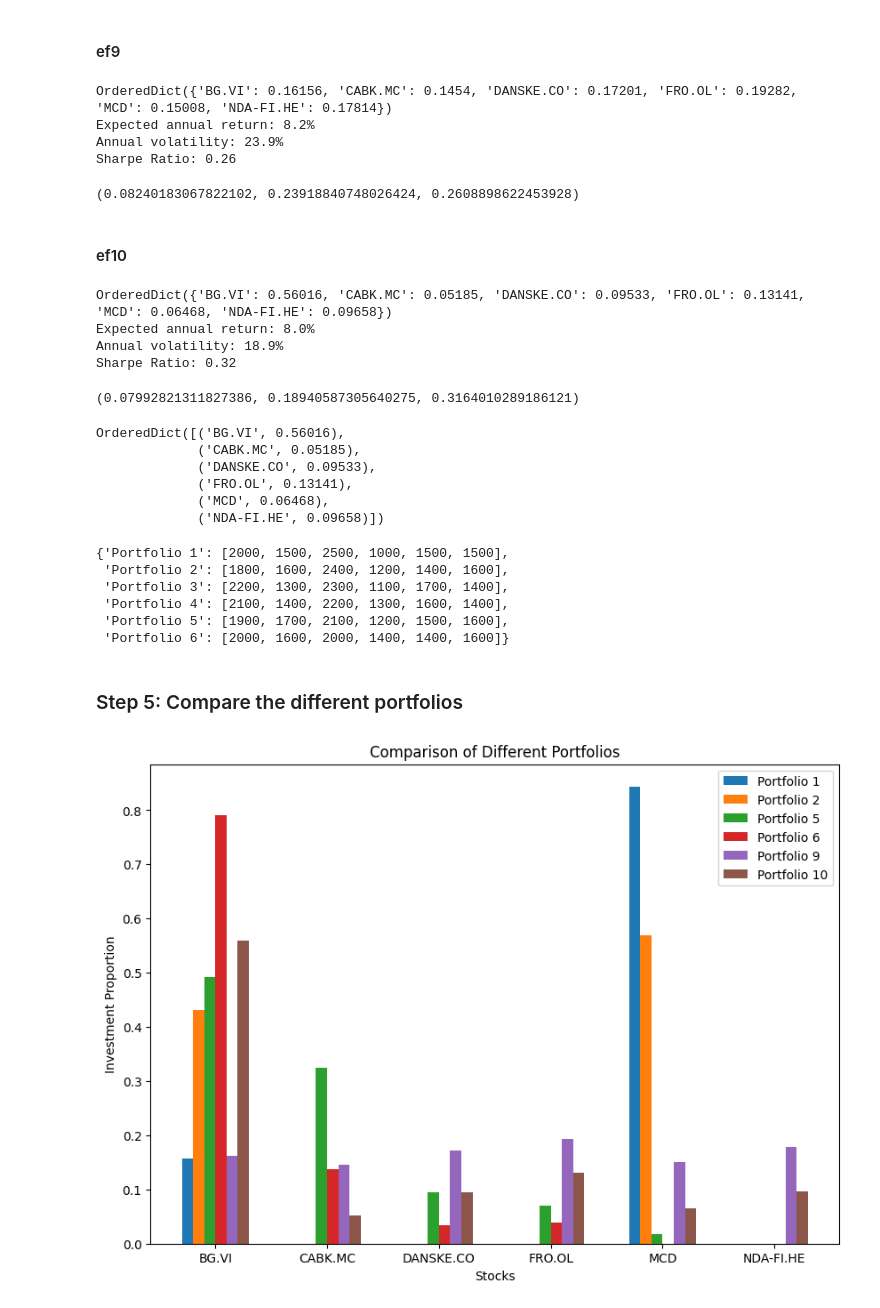
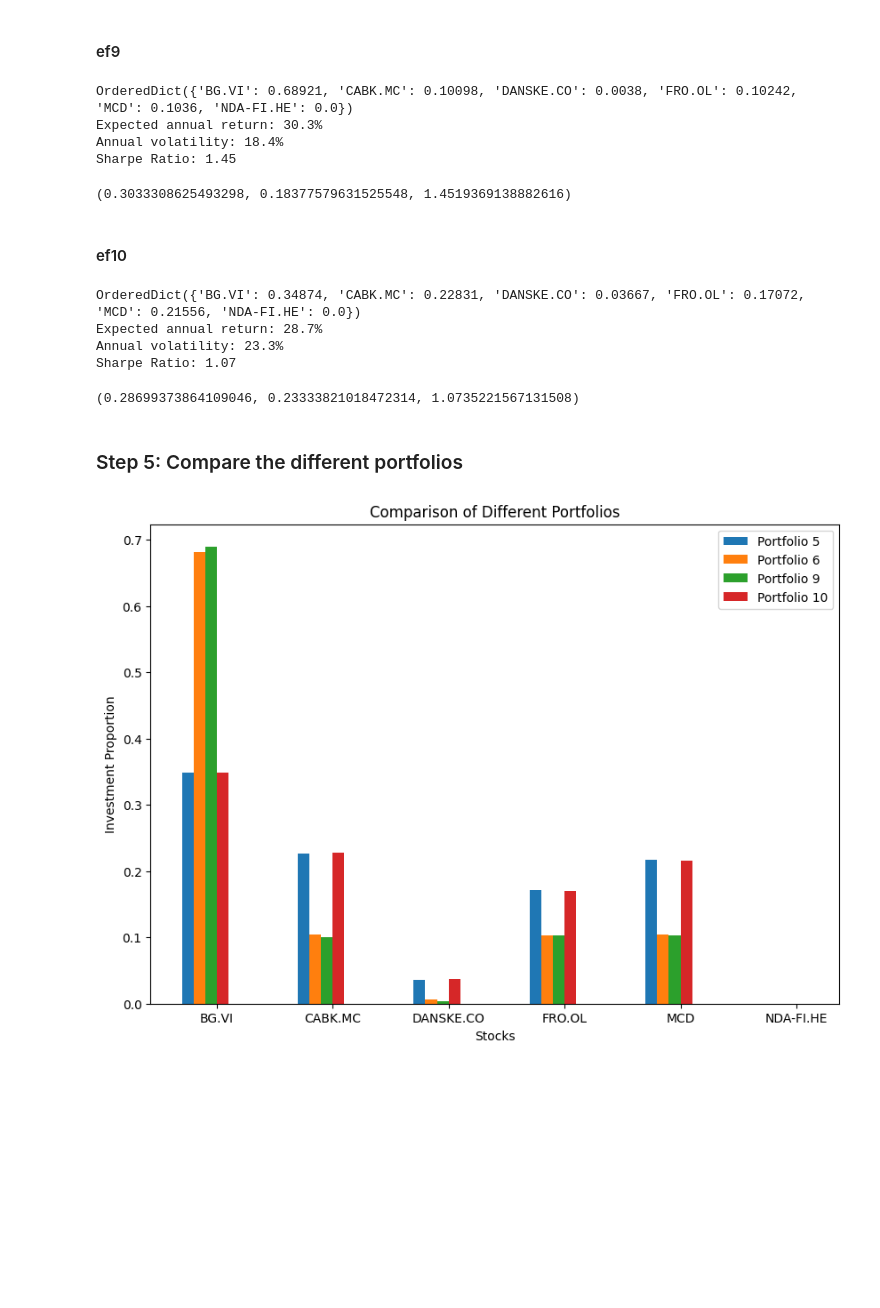
Before and after one commit to plexion/ModernPortfolioTheory, a Jupyter notebook: ModernPortfolioTheory_model_comparison.ipynb, the cells around one changed output. Cells and saved outputs as stored; diff of their text form; code cells hidden in the pictures; blank space fills up the shorter version.

Commit message:
Cleaned up into one single notebook

```diff
--- a/ModernPortfolioTheory_model_comparison.ipynb
+++ b/ModernPortfolioTheory_model_comparison.ipynb
@@ -61,0 +72,11 @@ display(stock_prices.tail()) #Display the 5 latest prices for the chosen time pe
+# %%
+from pypfopt import EfficientFrontier
+from pypfopt import risk_models
+from pypfopt import expected_returns
+from pypfopt import objective_functions
+from pypfopt import BlackLittermanModel
+
+# Calculate expected returns and sample covariance
+mu_mean = expected_returns.mean_historical_return(stock_prices) # Annualised mean historical return
+mu_ema = expected_returns.ema_historical_return(stock_prices, span=1500) # Annualised return using exponentially weighted mean
+mu_capm = expected_returns.capm_return(stock_prices, risk_free_rate=0.0365) # Annualized returns calculated based on CAPM with risk free rate of 3.65%
@@ -62,15 +111,4 @@ display(stock_prices.tail()) #Display the 5 latest prices for the chosen time pe
 # %%
-from pypfopt import EfficientFrontier
-from pypfopt import risk_models
-from pypfopt import expected_returns
-from pypfopt import objective_functions
-from pypfopt import BlackLittermanModel
-
-# Calculate expected returns and sample covariance
-mu_mean = expected_returns.mean_historical_return(stock_prices) # Annualised mean historical return
-mu_ema = expected_returns.ema_historical_return(stock_prices) # Exponentially weighted mean
-mu_capm = expected_returns.capm_return(stock_prices) # Returns calculated based on CAPM
-
 # Set up different risk models
 S_sample_cov = risk_models.sample_cov(stock_prices) # Sample covariance
 S_LW_cv = risk_models.CovarianceShrinkage(stock_prices).ledoit_wolf(shrinkage_target='constant_variance') # Ledoit-Wolf with constant variance as shrinkage target
@@ -163,42 +169,33 @@ Sharpe Ratio: 2.45
 #### ef9
 # %%
 # Optimize for maximal Sharpe ratio
-ef9 = EfficientFrontier(mu_capm, S_sample_cov) #Add constraints: ef = EfficientFrontier(mu, S, weight_bounds=(0, 0.1)) #Max 10% on each weight.
+ef9 = EfficientFrontier(mu_ema, S_LW_sf) #Add constraints: ef = EfficientFrontier(mu, S, weight_bounds=(0, 0.1)) #Max 10% on each weight.
 # ef9.add_objective(objective_functions.L2_reg, gamma=1) #Reduce zero-weights by adding penalty on small weights with a L2-regularization term
-ef9_raw_weights = ef9.max_sharpe()
+ef9_raw_weights = ef9.max_sharpe(risk_free_rate=0.0365)
 ef9_cleaned_weights = ef9.clean_weights()
 # ef9.save_weights_to_file("weights_apmc_LedoitWolf.csv")  # saves to file
 print(ef9_cleaned_weights)
 ef9.portfolio_performance(verbose=True)
 # %% [output]
-OrderedDict({'BG.VI': 0.16156, 'CABK.MC': 0.1454, 'DANSKE.CO': 0.17201, 'FRO.OL': 0.19282, 'MCD': 0.15008, 'NDA-FI.HE': 0.17814})
-Expected annual return: 8.2%
-Annual volatility: 23.9%
-Sharpe Ratio: 0.26
+OrderedDict({'BG.VI': 0.68921, 'CABK.MC': 0.10098, 'DANSKE.CO': 0.0038, 'FRO.OL': 0.10242, 'MCD': 0.1036, 'NDA-FI.HE': 0.0})
+Expected annual return: 30.3%
+Annual volatility: 18.4%
+Sharpe Ratio: 1.45
-(0.08240183067822102, 0.23918840748026424, 0.2608898622453928)
+(0.3033308625493298, 0.18377579631525548, 1.4519369138882616)
 # %% [markdown]
 #### ef10
 # %%
 # Optimize for maximal Sharpe ratio
-ef10 = EfficientFrontier(mu_capm, S_LW_cv) #Add constraints: ef = EfficientFrontier(mu, S, weight_bounds=(0, 0.1)) #Max 10% on each weight.
+ef10 = EfficientFrontier(mu_ema, S_LW_cc) #Add constraints: ef = EfficientFrontier(mu, S, weight_bounds=(0, 0.1)) #Max 10% on each weight.
 # ef10.add_objective(objective_functions.L2_reg, gamma=1) #Reduce zero-weights by adding penalty on small weights with a L2-regularization term
-ef10_raw_weights = ef10.max_sharpe()
+ef10_raw_weights = ef10.max_sharpe(risk_free_rate=0.0365)
 ef10_cleaned_weights = ef10.clean_weights()
 # ef10.save_weights_to_file("weights_apmc_LedoitWolf.csv")  # saves to file
 print(ef10_cleaned_weights)
 ef10.portfolio_performance(verbose=True)
 # %% [output]
-OrderedDict({'BG.VI': 0.56016, 'CABK.MC': 0.05185, 'DANSKE.CO': 0.09533, 'FRO.OL': 0.13141, 'MCD': 0.06468, 'NDA-FI.HE': 0.09658})
-Expected annual return: 8.0%
-Annual volatility: 18.9%
-Sharpe Ratio: 0.32
+OrderedDict({'BG.VI': 0.34874, 'CABK.MC': 0.22831, 'DANSKE.CO': 0.03667, 'FRO.OL': 0.17072, 'MCD': 0.21556, 'NDA-FI.HE': 0.0})
+Expected annual return: 28.7%
+Annual volatility: 23.3%
+Sharpe Ratio: 1.07
-(0.07992821311827386, 0.18940587305640275, 0.3164010289186121)
+(0.28699373864109046, 0.23333821018472314, 1.0735221567131508)
-# %%
-display(ef10_cleaned_weights)
-# %% [output]
-OrderedDict([('BG.VI', 0.56016),
-             ('CABK.MC', 0.05185),
-             ('DANSKE.CO', 0.09533),
-             ('FRO.OL', 0.13141),
-             ('MCD', 0.06468),
-             ('NDA-FI.HE', 0.09658)])
@@ -214,12 +202,3 @@ portfolios = {
-# %%
-display(portfolios)
-# %% [output]
-{'Portfolio 1': [2000, 1500, 2500, 1000, 1500, 1500],
- 'Portfolio 2': [1800, 1600, 2400, 1200, 1400, 1600],
- 'Portfolio 3': [2200, 1300, 2300, 1100, 1700, 1400],
- 'Portfolio 4': [2100, 1400, 2200, 1300, 1600, 1400],
- 'Portfolio 5': [1900, 1700, 2100, 1200, 1500, 1600],
- 'Portfolio 6': [2000, 1600, 2000, 1400, 1400, 1600]}
 # %% [markdown]
 ### Step 5: Compare the different portfolios
 # %%
@@ -227,37 +206,35 @@ import matplotlib.pyplot as plt
 from collections import OrderedDict
 
 portfolios = {
-    'Portfolio 1': ef1_cleaned_weights,
-    'Portfolio 2': ef2_cleaned_weights,
     'Portfolio 5': ef5_cleaned_weights,
     'Portfolio 6': ef6_cleaned_weights,
     'Portfolio 9': ef9_cleaned_weights,
     'Portfolio 10': ef10_cleaned_weights
 }
 
 # Stock labels
-stocks = list(ef1_cleaned_weights.keys())
+stocks = list(ef5_cleaned_weights.keys())
 
 # Create a figure and axis
 fig, ax = plt.subplots(figsize=(10, 7))
 
 # Plot each portfolio as a bar chart
 for i, (portfolio_name, values) in enumerate(portfolios.items()):
     ax.bar([x + i*0.1 for x in range(len(stocks))], values.values(), width=0.1, label=portfolio_name)
 
 # Set the x-axis labels
 ax.set_xticks([x + 0.25 for x in range(len(stocks))])
 ax.set_xticklabels(stocks)
 
 # Set the labels and title
 ax.set_xlabel('Stocks')
 ax.set_ylabel('Investment Proportion')
 ax.set_title('Comparison of Different Portfolios')
 
 # Add a legend
 ax.legend()
 
 # Show the plot
 plt.show()
 # %% [output]
-[figure, old version]
+[figure, new version]
```
Also changed, not shown: parts of 15 cells of this notebook, 10 other files.
